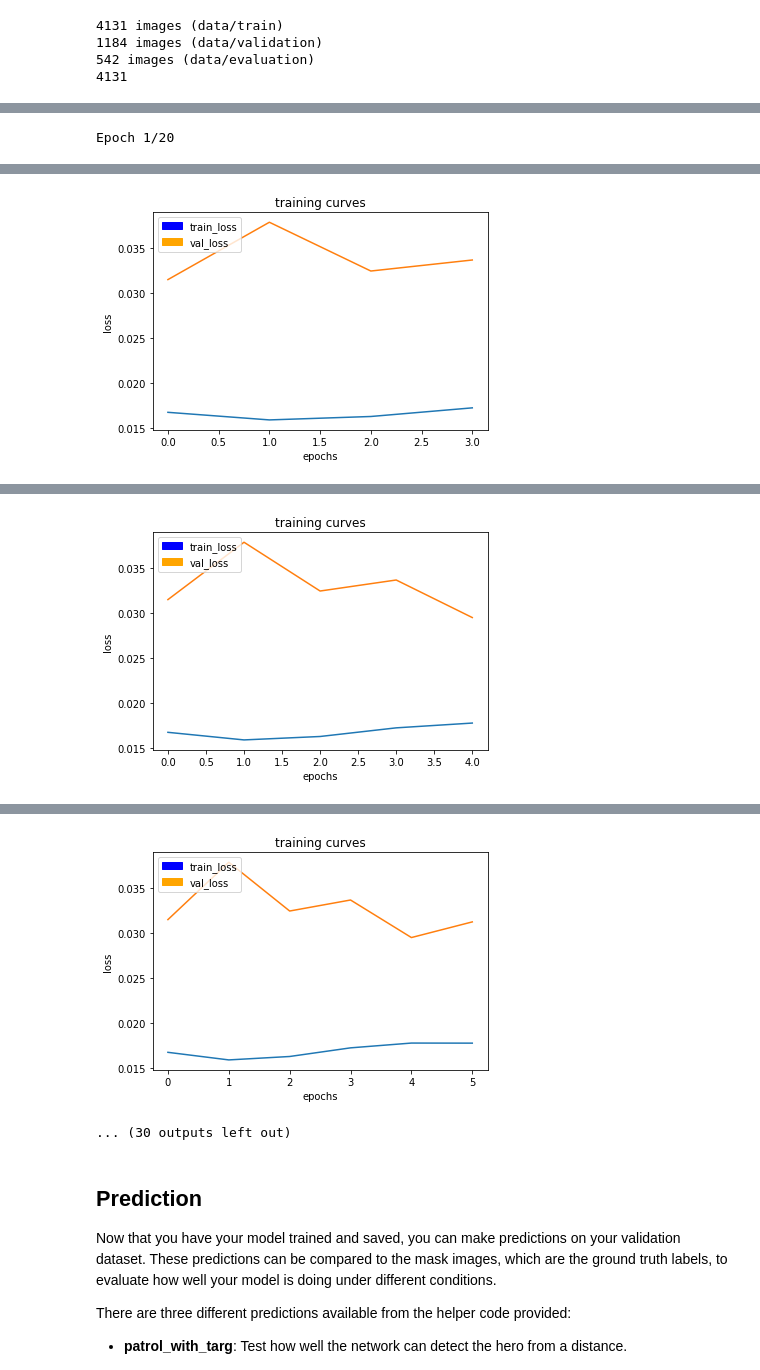
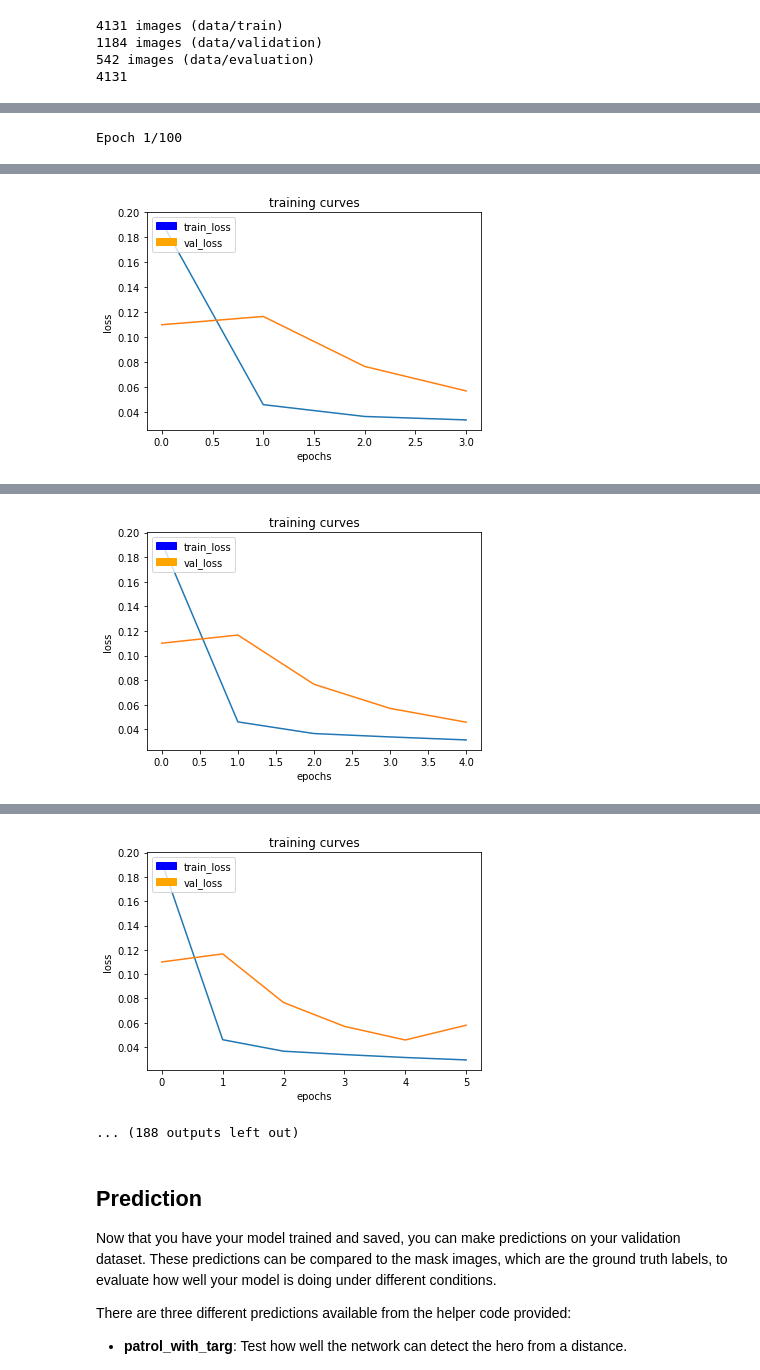
Before and after one commit to yulivee/RoboND-DeepLearning-Project, a Jupyter notebook: code/model_training.ipynb, the cells around one changed output, grey strips where cells are left out. Drawn from its saved outputs; the diff is of its cells as text; code cells hidden in the pictures.

```diff
--- a/code/model_training.ipynb
+++ b/code/model_training.ipynb
@@ -93,10 +94,11 @@ def decoder_block(small_ip_layer, large_ip_layer, filters):
     output = bilinear_upsample(small_ip_layer)
 
     # TODO Concatenate the upsampled and large input layers using layers.concatenate
-    output = layers.concatenate([output, large_ip_layer])
+    concat_output = layers.concatenate([output, large_ip_layer])
 
     # TODO Add some number of separable convolution layers
-    output_layer = separable_conv2d_batchnorm(output, filters)
+    convolution_output_layer = separable_conv2d_batchnorm(concat_output, filters)
+    output_layer = separable_conv2d_batchnorm(convolution_output_layer, filters)
 
     return output_layer
 # %% [markdown]
@@ -111,31 +113,31 @@ There are three steps:
 # %%
 def fcn_model(inputs, num_classes):
 
-    filters = 8
+    filters = 36
     strides = 2
-    #Input size:
+    #Input size: 160x160x3
 
     # Encoder Blocks.
     # Remember that with each encoder layer, the depth of your model (the number of filters) increases.
 
-    # Layer 1 size:
+    # Layer 1 size: 80x80x32
     layer_1 = encoder_block(inputs, filters, strides)
-    # Layer 2 size:
+    # Layer 2 size: 40x40x64
     layer_2 = encoder_block(layer_1, filters*2, strides)
-    # Layer 3 size:
+    # Layer 3 size: 20x20x128
     layer_3 = encoder_block(layer_2, filters*4, strides)
 
 
     # 1x1 Convolution layer using conv2d_batchnorm()
-    # Convolution layer size:
+    # Convolution layer size: 20x20x256
     convolution_layer = conv2d_batchnorm(layer_3, filters*16, kernel_size=1, strides=1)
 
     # Decoder Blocks
-    # Layer 4 size:
+    # Layer 4 size: 40x40x128
     layer_4 = decoder_block(convolution_layer, layer_2, filters*4)
-    # Layer 5 size
+    # Layer 5 size: 80x80x64
     layer_5 = decoder_block(layer_4, layer_1, filters*2)
-    # Layer 6 size:
+    # Layer 6 size: 160x160x32
     layer_6 = decoder_block(layer_5, inputs, filters)
 
 
@@ -187,8 +189,8 @@ print(training_image_count)
 4131
 # %%
 learning_rate = 0.008
-batch_size = 30
-num_epochs = 20
+batch_size = 32
+num_epochs = 100
 steps_per_epoch = math.ceil(training_image_count/batch_size)
 validation_steps = math.ceil(validation_image_count/batch_size)
 workers = 4
@@ -200,0 +203,5 @@ print(validation_steps)
+# %%
+# Define the Keras model and compile it for training
+model = models.Model(inputs=inputs, outputs=output_layer)
+
+model.compile(optimizer=keras.optimizers.Nadam(learning_rate), loss='categorical_crossentropy')
@@ -202,10 +229,7 @@ print(validation_steps)
 """
 DON'T MODIFY ANYTHING IN THIS CELL THAT IS BELOW THIS LINE
 """
-# Define the Keras model and compile it for training
-model = models.Model(inputs=inputs, outputs=output_layer)
 
-model.compile(optimizer=keras.optimizers.Adam(learning_rate), loss='categorical_crossentropy')
 
 # Data iterators for loading the training and validation data
 train_iter = data_iterator.BatchIteratorSimple(batch_size=batch_size,
@@ -218,7 +242,10 @@ val_iter = data_iterator.BatchIteratorSimple(batch_size=batch_size,
                                              image_shape=image_shape)
 
 logger_cb = plotting_tools.LoggerPlotter()
-callbacks = [logger_cb]
+checkpoint_cb = keras.callbacks.ModelCheckpoint('../data/weights/weights.{val_loss:.4f}.hdf5', monitor='val_loss', verbose=0, save_best_only=True)
+early_cb = keras.callbacks.EarlyStopping(monitor='val_loss', min_delta=0.03, patience=15, verbose=0, mode='auto')
+tb_cb = keras.callbacks.TensorBoard(log_dir='./logs', histogram_freq=0, write_graph=True, write_images=False, embeddings_freq=0, embeddings_layer_names=None, embeddings_metadata=None)
+callbacks = [logger_cb,checkpoint_cb,tb_cb]
 
 model.fit_generator(train_iter,
                     steps_per_epoch = steps_per_epoch, # the number of batches per epoch,
@@ -228,4 +255,4 @@ model.fit_generator(train_iter,
                     callbacks=callbacks,
                     workers = workers)
 # %% [output]
-Epoch 1/20
+Epoch 1/100
@@ -241 +268 @@ Epoch 4/20
-[figure, old version]
+[figure, new version]
@@ -244 +271 @@ Epoch 5/20
-[figure, old version]
+[figure, new version]
@@ -247,3 +274,3 @@ Epoch 6/20
-[figure, old version]
+[figure, new version]
-... (30 outputs left out)
+... (188 outputs left out)
 # %%
```
Also changed, not shown: parts of 13 cells of this notebook, 20 other files.
